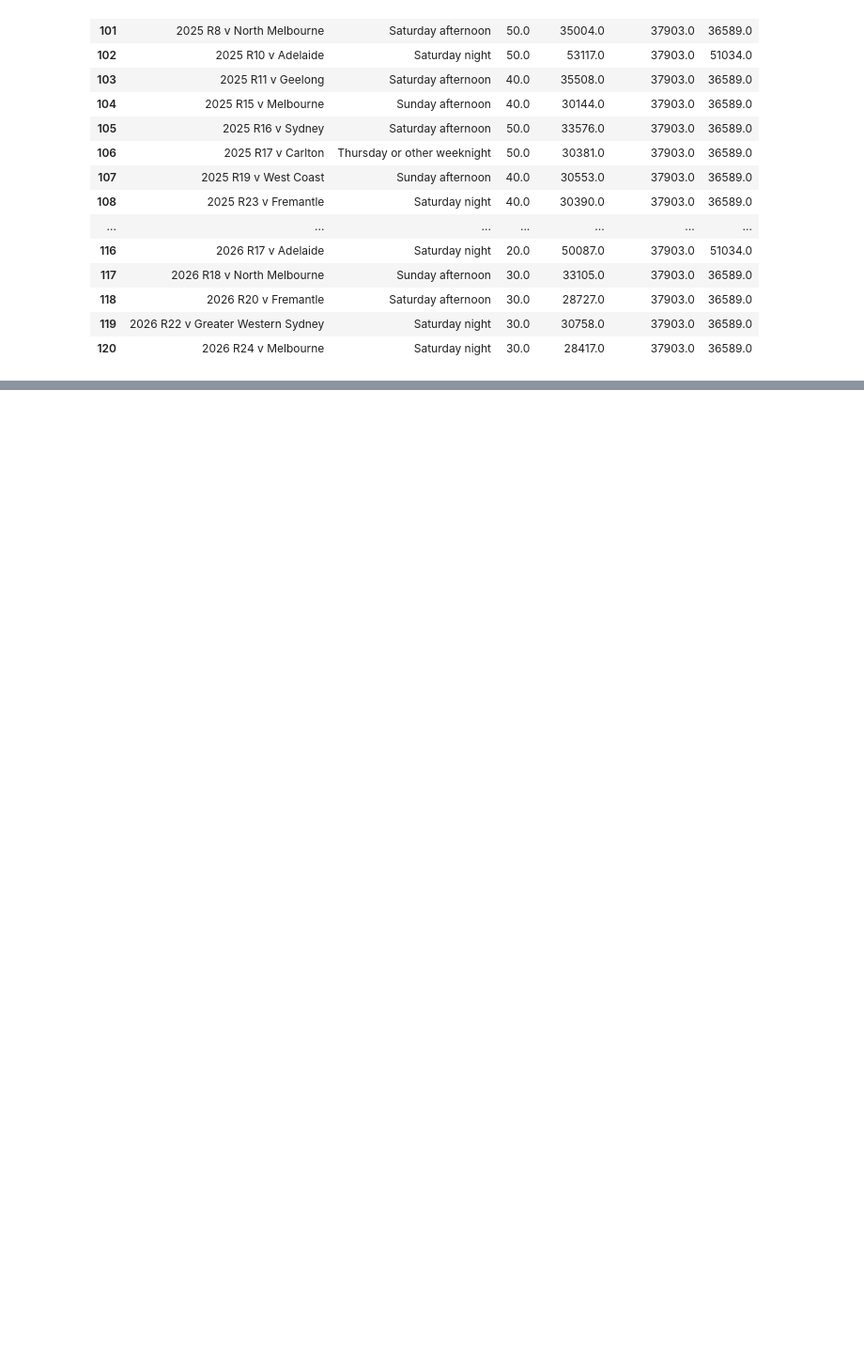
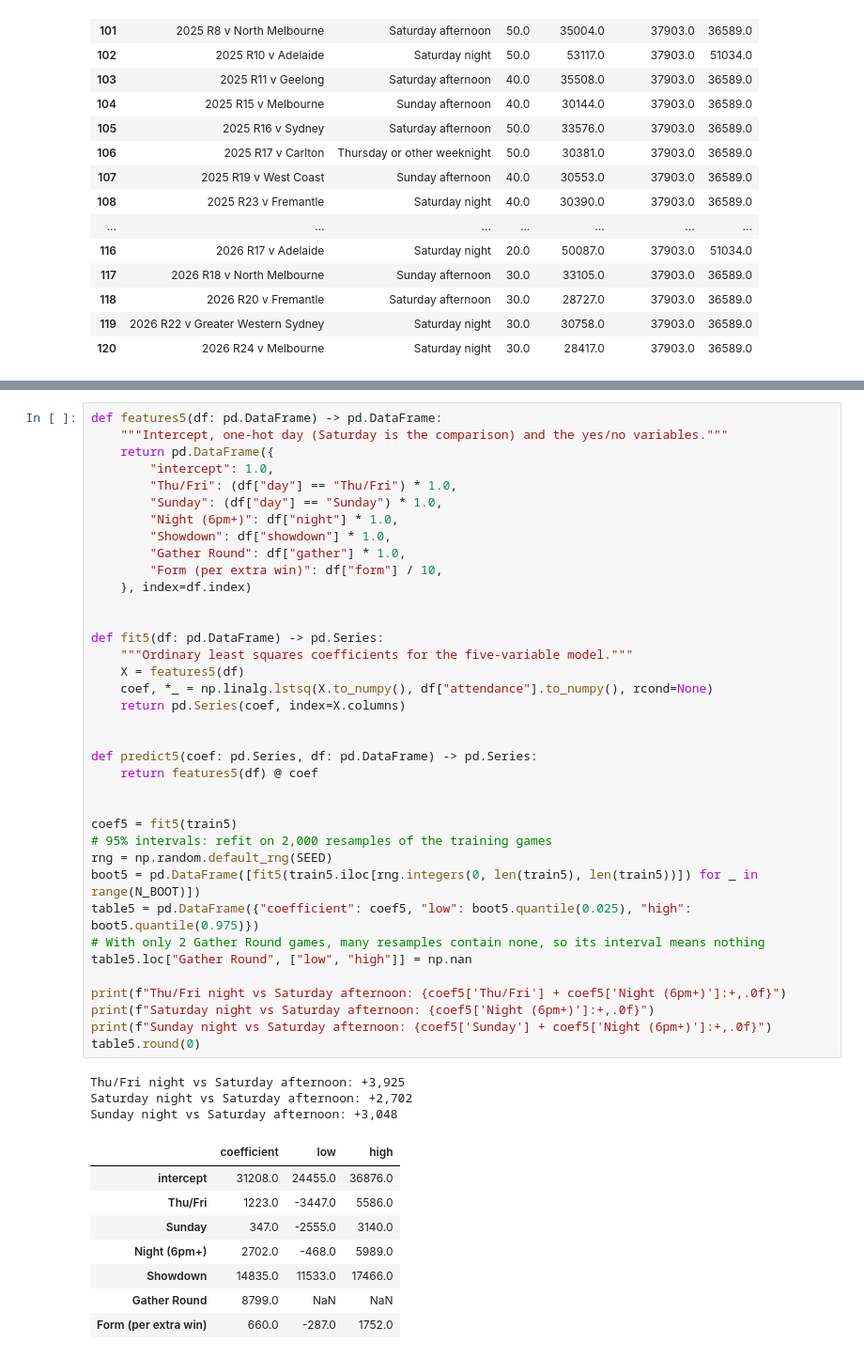
Before and after one commit to pete1729/afl-analytics, a Jupyter notebook: notebooks/09_port_home_attendance.ipynb, the cells around one changed output, grey strips where cells are left out. Shown at 94% size. Cells and saved outputs as stored; diff of their text form; blank space fills up the shorter version.

```diff
--- a/notebooks/09_port_home_attendance.ipynb
+++ b/notebooks/09_port_home_attendance.ipynb
@@ -348,0 +394,49 @@ ordered[["label", "slot", "form", "attendance", "pred_Baseline", f"pred_{CHOSEN}
+# %%
+def features5(df: pd.DataFrame) -> pd.DataFrame:
+    """Intercept, one-hot day (Saturday is the comparison) and the yes/no variables."""
+    return pd.DataFrame({
+        "intercept": 1.0,
+        "Thu/Fri": (df["day"] == "Thu/Fri") * 1.0,
+        "Sunday": (df["day"] == "Sunday") * 1.0,
+        "Night (6pm+)": df["night"] * 1.0,
+        "Showdown": df["showdown"] * 1.0,
+        "Gather Round": df["gather"] * 1.0,
+        "Form (per extra win)": df["form"] / 10,
+    }, index=df.index)
+
+
+def fit5(df: pd.DataFrame) -> pd.Series:
+    """Ordinary least squares coefficients for the five-variable model."""
+    X = features5(df)
+    coef, *_ = np.linalg.lstsq(X.to_numpy(), df["attendance"].to_numpy(), rcond=None)
+    return pd.Series(coef, index=X.columns)
+
+
+def predict5(coef: pd.Series, df: pd.DataFrame) -> pd.Series:
+    return features5(df) @ coef
+
+
+coef5 = fit5(train5)
+# 95% intervals: refit on 2,000 resamples of the training games
+rng = np.random.default_rng(SEED)
+boot5 = pd.DataFrame([fit5(train5.iloc[rng.integers(0, len(train5), len(train5))]) for _ in range(N_BOOT)])
+table5 = pd.DataFrame({"coefficient": coef5, "low": boot5.quantile(0.025), "high": boot5.quantile(0.975)})
+# With only 2 Gather Round games, many resamples contain none, so its interval means nothing
+table5.loc["Gather Round", ["low", "high"]] = np.nan
+
+print(f"Thu/Fri night vs Saturday afternoon: {coef5['Thu/Fri'] + coef5['Night (6pm+)']:+,.0f}")
+print(f"Saturday night vs Saturday afternoon: {coef5['Night (6pm+)']:+,.0f}")
+print(f"Sunday night vs Saturday afternoon: {coef5['Sunday'] + coef5['Night (6pm+)']:+,.0f}")
+table5.round(0)
+# %% [output]
+Thu/Fri night vs Saturday afternoon: +3,925
+Saturday night vs Saturday afternoon: +2,702
+Sunday night vs Saturday afternoon: +3,048
+|  | coefficient | low | high |
+| intercept | 31208.0 | 24455.0 | 36876.0 |
+| Thu/Fri | 1223.0 | -3447.0 | 5586.0 |
+| Sunday | 347.0 | -2555.0 | 3140.0 |
+| Night (6pm+) | 2702.0 | -468.0 | 5989.0 |
+| Showdown | 14835.0 | 11533.0 | 17466.0 |
+| Gather Round | 8799.0 | NaN | NaN |
+| Form (per extra win) | 660.0 | -287.0 | 1752.0 |
```
Also changed, not shown: parts of 6 cells of this notebook.
